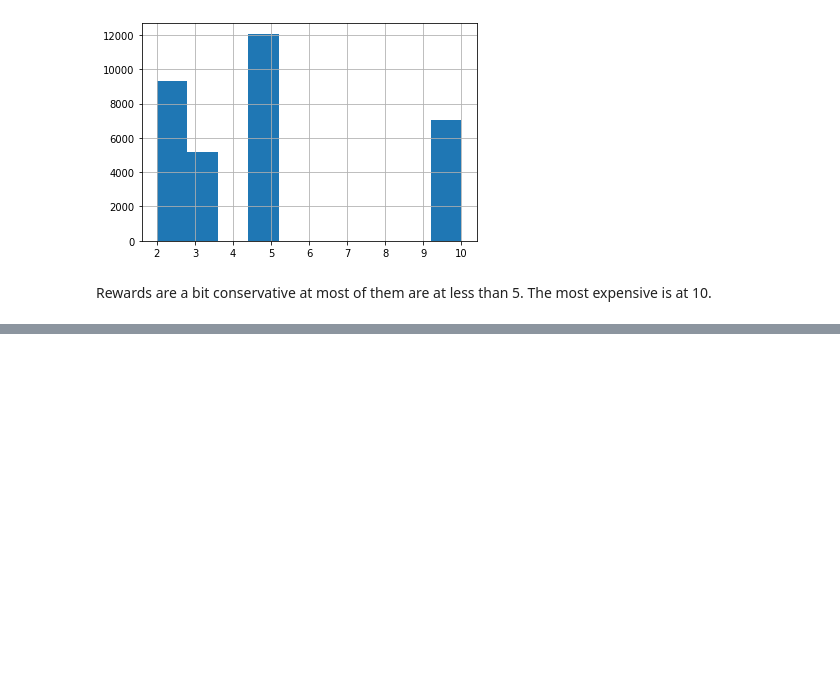
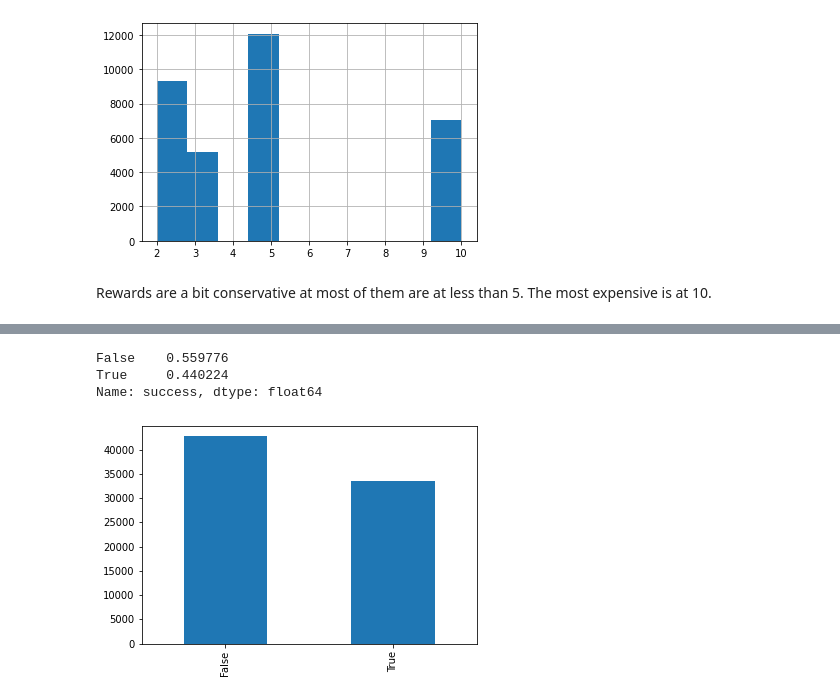
Before and after one commit to netxph/sb-capstone, a Jupyter notebook: notebooks/02 - Data Understanding.ipynb, the cells around one changed output, grey strips where cells are left out. Cells and saved outputs as stored; diff of their text form; code cells hidden in the pictures; blank space fills up the shorter version.

```diff
--- a/notebooks/02 - Exploratory Data Analysis.ipynb
+++ b/notebooks/02 - Data Understanding.ipynb
@@ -622,0 +806,12 @@ Rewards are a bit conservative at most of them are at less than 5. The most expe
+# %%
+transcript_seq["success"] = transcript_seq.event.apply(lambda x: "offer_completed" in x)
+
+transcript_seq.success.value_counts(normalize=True)
+# %% [output]
+False    0.559776
+True     0.440224
+Name: success, dtype: float64
+# %%
+transcript_seq.success.value_counts().plot(kind="bar");
+# %% [output]
+[figure, added]
```
Also changed, not shown: parts of 29 cells of this notebook, 2 other files.
